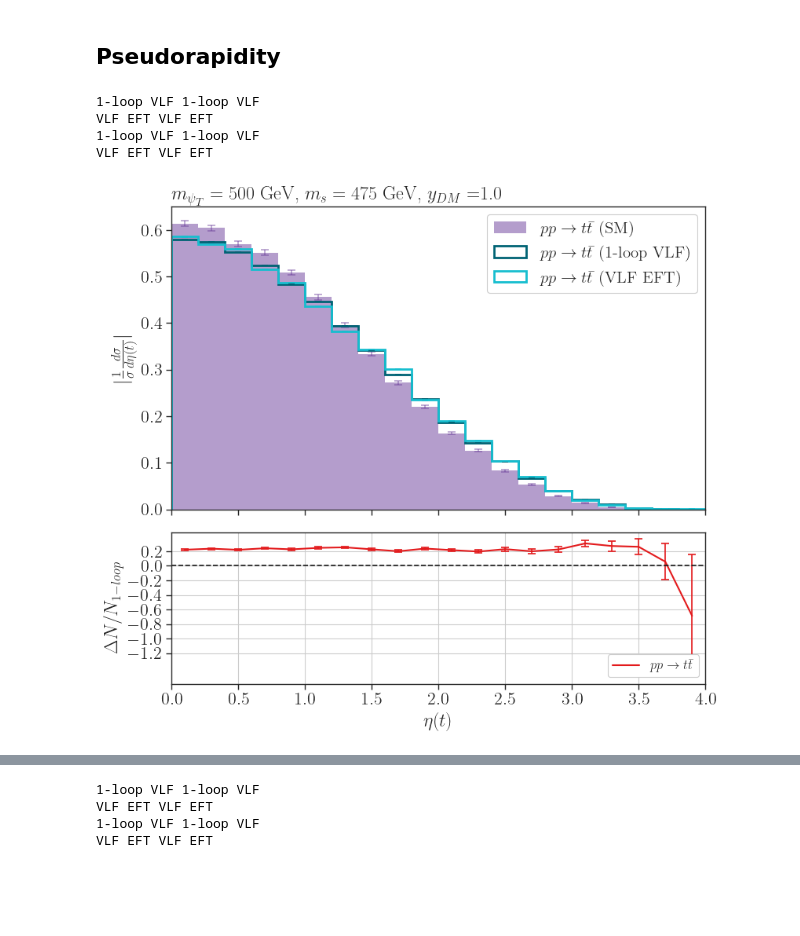
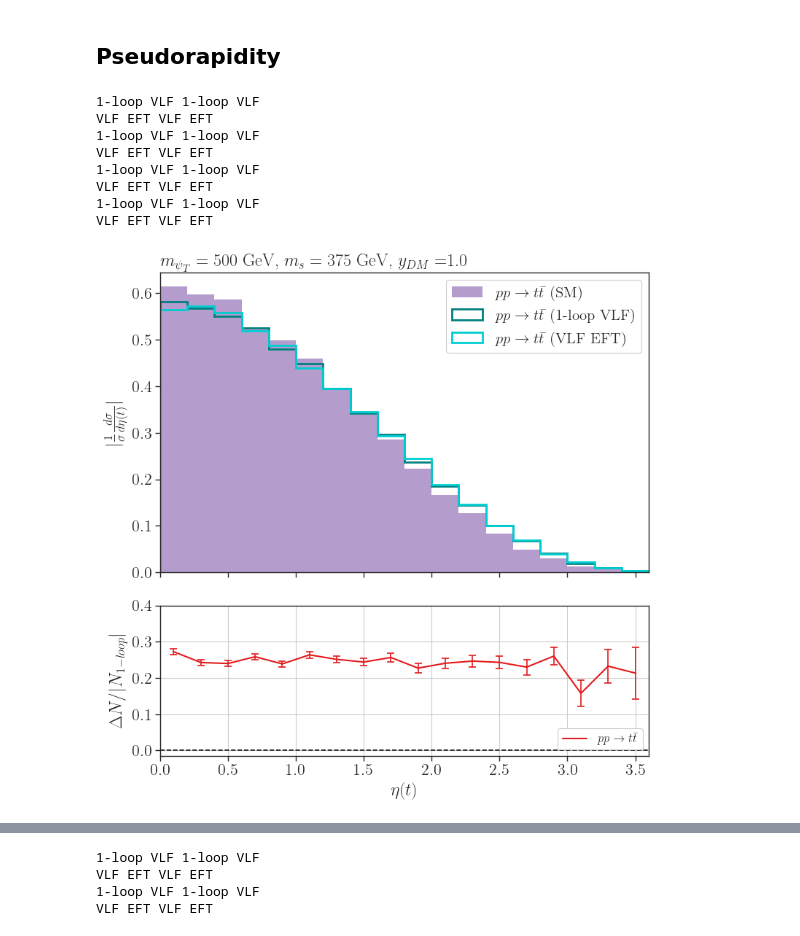
Before and after one commit to viniciusrocca/EFT_ToyModel, a Jupyter notebook: Plots/Distributions_exp_bias.ipynb, the cells around one changed output, grey strips where cells are left out. Drawn from its saved outputs; the diff is of its cells as text; code cells hidden in the pictures; blank space fills up the shorter version.

```diff
--- a/Plots/Distributions_exp_bias.ipynb
+++ b/Plots/Distributions_exp_bias.ipynb
@@ -48,7 +48,7 @@ for f in files + sm_files:
         data.append(aux)
 
 
-data = sorted(data, key=lambda d: d['mass_params'][0])
+data = sorted(data, key=lambda d: (d['mass_params'][0],d['mass_params'][1]))
 # %%
 print(data[0]['mass_params'])
 xSecTest(data + data_sm , True)
@@ -1820,9 +1868,9 @@ for i in range(0, len(data), 4):
         #We have to propagate the error because we are using density = True
         yErr = abs(y)*np.sqrt((np.array(histsErr_sm[0])/np.array(hists_sm[0]))**2 + sum(np.power(histsErr_sm[0],2))/(sum(hists_sm[0])**2))
         #Plot
-        axarr[0].errorbar(x,y, yerr = yErr,
-                       color=sns.color_palette('Paired')[9], fmt = 'none', ms = 5, capsize = 3.5, capthick = 1.2,
-                        ecolor =sns.color_palette('Paired')[9], barsabove = True, alpha = 0.5, zorder = 0)
+        #axarr[0].errorbar(x,y, yerr = yErr,
+         #              color=sns.color_palette('Paired')[9], fmt = 'none', ms = 5, capsize = 3.5, capthick = 1.2,
+          #              ecolor =sns.color_palette('Paired')[9], barsabove = True, alpha = 0.5, zorder = 0)
 
     #BSM plot arrays
     labels = []
@@ -1865,8 +1913,8 @@ for i in range(0, len(data), 4):
         y = aux[0]
         # Propagating the error
         yErr = hErr
-        axarr[0].errorbar(x, y, yerr=yErr,
-                    color=color, fmt='none', capsize=3, capthick=1.2, barsabove=True)
+        #axarr[0].errorbar(x, y, yerr=yErr,
+         #           color=color, fmt='none', capsize=3, capthick=1.2, barsabove=True)
 
 
 
@@ -1881,10 +1929,10 @@ for i in range(0, len(data), 4):
 
     if ratio_plot == True:
         # Calculate the ratio BSM / SM
-        ratio = np.divide(hLoop - hEFT, hLoop, out=np.ones_like(hLoop - hEFT), where=hists_sm!=0)
+        ratio = np.divide(hLoop - hEFT, abs(hLoop), out=np.ones_like(hLoop - hEFT), where=hists_sm!=0)
         ratio_Err = abs(1 - ratio)*np.sqrt((np.array(hEFT_Err)/np.array(hEFT))**2 + (np.array(hLoop_Err)/np.array(hLoop))**2)
 
-        y_label = r'$\Delta N/N_{1-loop}$'
+        y_label = r'$\frac{N_{1-loop} - N_{EFT}}{\vert N_{1-loop} \vert}$'
 
         axarr[1].plot(x, ratio,linewidth=1.5,linestyle='solid',alpha=1,
                              label=r'$p p \to t\bar{t}$',c=sns.color_palette("Paired")[5])
@@ -1904,7 +1952,7 @@ for i in range(0, len(data), 4):
         else:
             axarr[1].legend(loc='lower left',fontsize=12,framealpha=1.0,ncol=2)
         axarr[1].grid(True)
-        axarr[1].set_ylabel(r'$\Delta N/N_{1-loop}$')
+        axarr[1].set_ylabel(r'$\Delta N/\vert N_{1-loop}\vert$')
         axarr[1].set_xlabel(r'$p_T(t)$ (GeV)')
         if mPsiT == 1500.0:
             axarr[1].set_xticks(np.arange(250., 2750., 250.))
@@ -1941,6 +1989,7 @@ for i in range(0, len(data), 4):
     axarr[0].set_ylabel(r'$|\frac{1}{\sigma}\frac{d \sigma}{d p_T(t)}|$')
     axarr[0].set_xlim(bins.min(),bins.max())
     #axarr[0].set_ylim(1e-8,1e-1)
+    plt.tight_layout()
     filename = f"pt_pp_mPsiT_{int(mPsiT)}_mSDM_{int(mSDM)}.png"
     plt.savefig(filename)
 
@@ -1979,7 +2034,7 @@ for i in range(0, len(data), 4):
 
     #Defining the binning according to the BSM masses
     # Defining the binning
-    bins = np.arange(0.0,4.2,0.2)
+    bins = np.arange(0.0,3.8,0.2)
     #SM plot arrays
     labels_sm = []
     pmodels = []
@@ -2013,9 +2068,9 @@ for i in range(0, len(data), 4):
         #We have to propagate the error because we are using density = True
         yErr = abs(y)*np.sqrt((np.array(histsErr_sm[0])/np.array(hists_sm[0]))**2 + sum(np.power(histsErr_sm[0],2))/(sum(hists_sm[0])**2))
         #Plot
-        axarr[0].errorbar(x,y, yerr = yErr,
-                       color=sns.color_palette('Paired')[9], fmt = 'none', ms = 5, capsize = 3.5, capthick = 1.2,
-                        ecolor =sns.color_palette('Paired')[9], barsabove = True, alpha = 0.5, zorder = 0)
+        #axarr[0].errorbar(x,y, yerr = yErr,
+         #              color=sns.color_palette('Paired')[9], fmt = 'none', ms = 5, capsize = 3.5, capthick = 1.2,
+          #              ecolor =sns.color_palette('Paired')[9], barsabove = True, alpha = 0.5, zorder = 0)
 
     #BSM plot arrays
     labels = []
@@ -2058,8 +2113,8 @@ for i in range(0, len(data), 4):
         y = aux[0]
         # Propagating the error
         yErr = hErr
-        axarr[0].errorbar(x, y, yerr=yErr,
-                    color=color, fmt='none', capsize=3, capthick=1.2, barsabove=True)
+       # axarr[0].errorbar(x, y, yerr=yErr,
+        #            color=color, fmt='none', capsize=3, capthick=1.2, barsabove=True)
 
 
 
@@ -2074,10 +2129,10 @@ for i in range(0, len(data), 4):
 
     if ratio_plot == True:
         # Calculate the ratio BSM / SM
-        ratio = np.divide(hLoop - hEFT, hLoop, out=np.ones_like(hLoop - hEFT), where=hists_sm!=0)
+        ratio = np.divide(hLoop - hEFT, abs(hLoop), out=np.ones_like(hLoop - hEFT), where=hists_sm!=0)
         ratio_Err = abs(1 - ratio)*np.sqrt((np.array(hEFT_Err)/np.array(hEFT))**2 + (np.array(hLoop_Err)/np.array(hLoop))**2)
 
-        y_label = r'$\Delta N/N_{1-loop}$'
+        y_label = r'$\frac{N_{1-loop} - N_{EFT}}{\vert N_{1-loop} \vert}$'
 
         axarr[1].plot(x, ratio,linewidth=1.5,linestyle='solid',alpha=1,
                              label=r'$p p \to t\bar{t}$',c=sns.color_palette("Paired")[5])
@@ -2097,9 +2152,12 @@ for i in range(0, len(data), 4):
         else:
             axarr[1].legend(loc='lower left',fontsize=12,framealpha=1.0,ncol=2)
         axarr[1].grid(True)
-        axarr[1].set_ylabel(r'$\Delta N/N_{1-loop}$')
+        axarr[1].set_ylabel(r'$\Delta N/\vert N_{1-loop}\vert$')
         axarr[1].set_xlabel(r'$\eta(t)$ ')
-        axarr[1].set_yticks(np.arange(-1.2, 0.4, 0.2))
+        if mPsiT == 1500.0:
+            axarr[1].set_yticks(np.arange(-0.2, 0.35, 0.1))
+        else:
+            axarr[1].set_yticks(np.arange(0.0, 0.5, 0.1))
     #Diff over error plot
     else:
         #Computing the difference (1-Loop - EFT) and its error:
@@ -2114,31 +2172,36 @@ for i in range(0, len(data), 4):
         axarr[1].scatter(x,y,color='0')
         axarr[1].axhspan(-1,1, color = 'lawngreen', alpha = 0.15, label = ' 1 error bar')
         axarr[1].axhspan(1,2, color = 'yellow', alpha = 0.15, label = ' 2 error bars')
         axarr[1].axhspan(-1,-2, color = 'yellow', alpha = 0.15)
         axarr[1].set_ylabel(y_label)
         axarr[1].grid()
         axarr[1].set_xlabel(r'$\eta(t)$')
         if mPsiT == 1500.0:
             axarr[1].set_xticks(np.arange(500, 5500, 500))
         axarr[1].legend(fontsize=12,framealpha=1.0,ncol=2)
 
 
     # --- Main plot configs ---
     #Main plot configs
     axarr[0].legend(framealpha=1.0, ncol = 1, loc='upper right',fontsize=15)
     axarr[0].set_title(r'$m_{\psi_T} = %1.0f$ GeV, $m_{s} = %1.0f$ GeV, $y_{DM} = $%1.1f' %(mPsiT,mSDM,yDM),
                    loc='left')
     #axarr[0].set_yscale('log')
     axarr[0].set_ylabel(r'$|\frac{1}{\sigma}\frac{d \sigma}{d \eta(t)}|$')
     axarr[0].set_xlim(bins.min(),bins.max())
     #axarr[0].set_ylim(1e-8,1e-1)
+    plt.tight_layout()
     filename = f"y_pp_mPsiT_{int(mPsiT)}_mSDM_{int(mSDM)}.png"
     plt.savefig(filename)
 
 plt.show()
 # %% [output]
 1-loop VLF 1-loop VLF
 VLF EFT VLF EFT
 1-loop VLF 1-loop VLF
 VLF EFT VLF EFT
+1-loop VLF 1-loop VLF
+VLF EFT VLF EFT
+1-loop VLF 1-loop VLF
+VLF EFT VLF EFT
-[figure, old version]
+[figure, new version]
```
Also changed, not shown: parts of 9 cells of this notebook, 6 other files.
